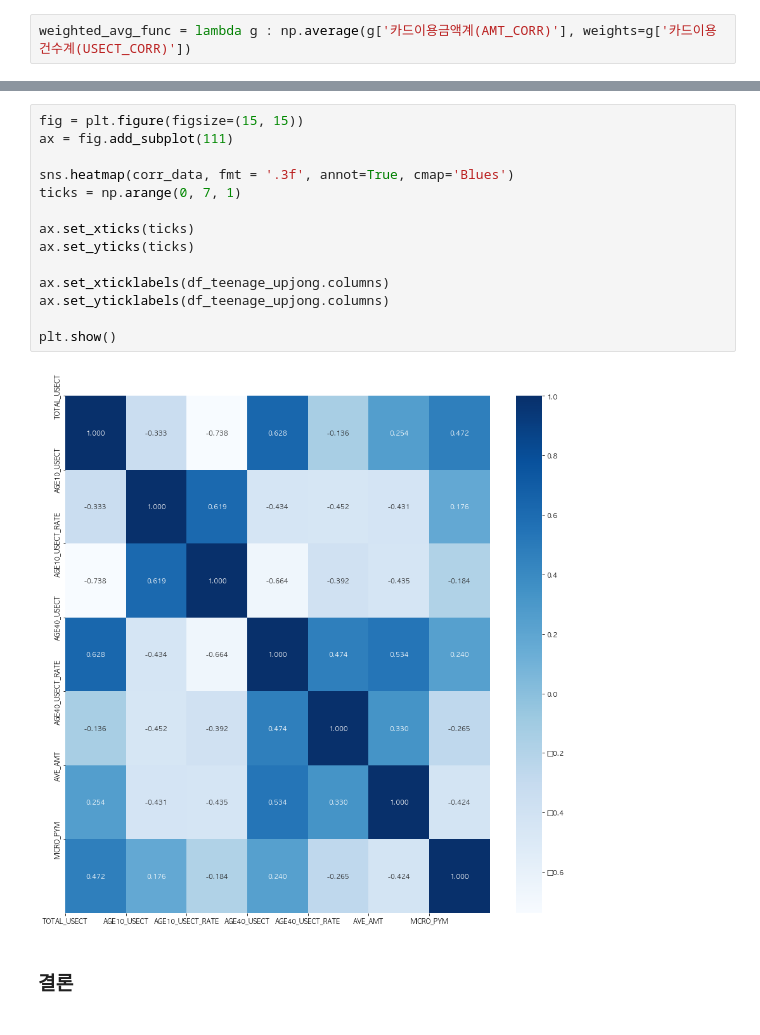
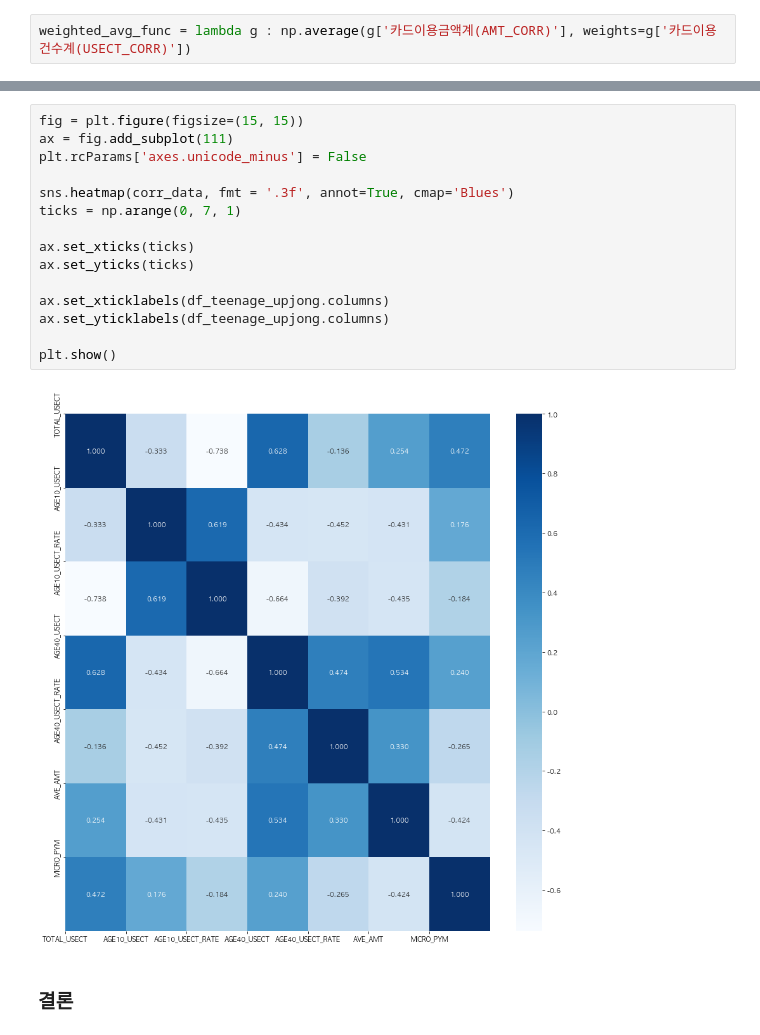
Before and after one commit to jjungyujin/TIL, a Jupyter notebook: DataEngineering/DataProcessing/LIBRA/libra_project.ipynb, the cells around one changed output, grey strips where cells are left out. Cells and saved outputs as stored; diff of their text form.

```diff
--- a/DataEngineering/DataProcessing/LIBRA/libra_project.ipynb
+++ b/DataEngineering/DataProcessing/LIBRA/libra_project.ipynb
@@ -251,19 +251,20 @@ array([[ 1.        , -0.33342509, -0.73815825,  0.62815671, -0.13621248,
 # %%
 fig = plt.figure(figsize=(15, 15))
 ax = fig.add_subplot(111)
+plt.rcParams['axes.unicode_minus'] = False
 
 sns.heatmap(corr_data, fmt = '.3f', annot=True, cmap='Blues')
 ticks = np.arange(0, 7, 1)
 
 ax.set_xticks(ticks)
 ax.set_yticks(ticks)
 
 ax.set_xticklabels(df_teenage_upjong.columns)
 ax.set_yticklabels(df_teenage_upjong.columns)
 
 plt.show()
 # %% [output]
-[figure, old version]
+[figure, new version]
 # %% [markdown]
 ### 결론
 # %% [markdown]
```
Also changed, not shown: parts of 32 cells of this notebook, 2 other files.
